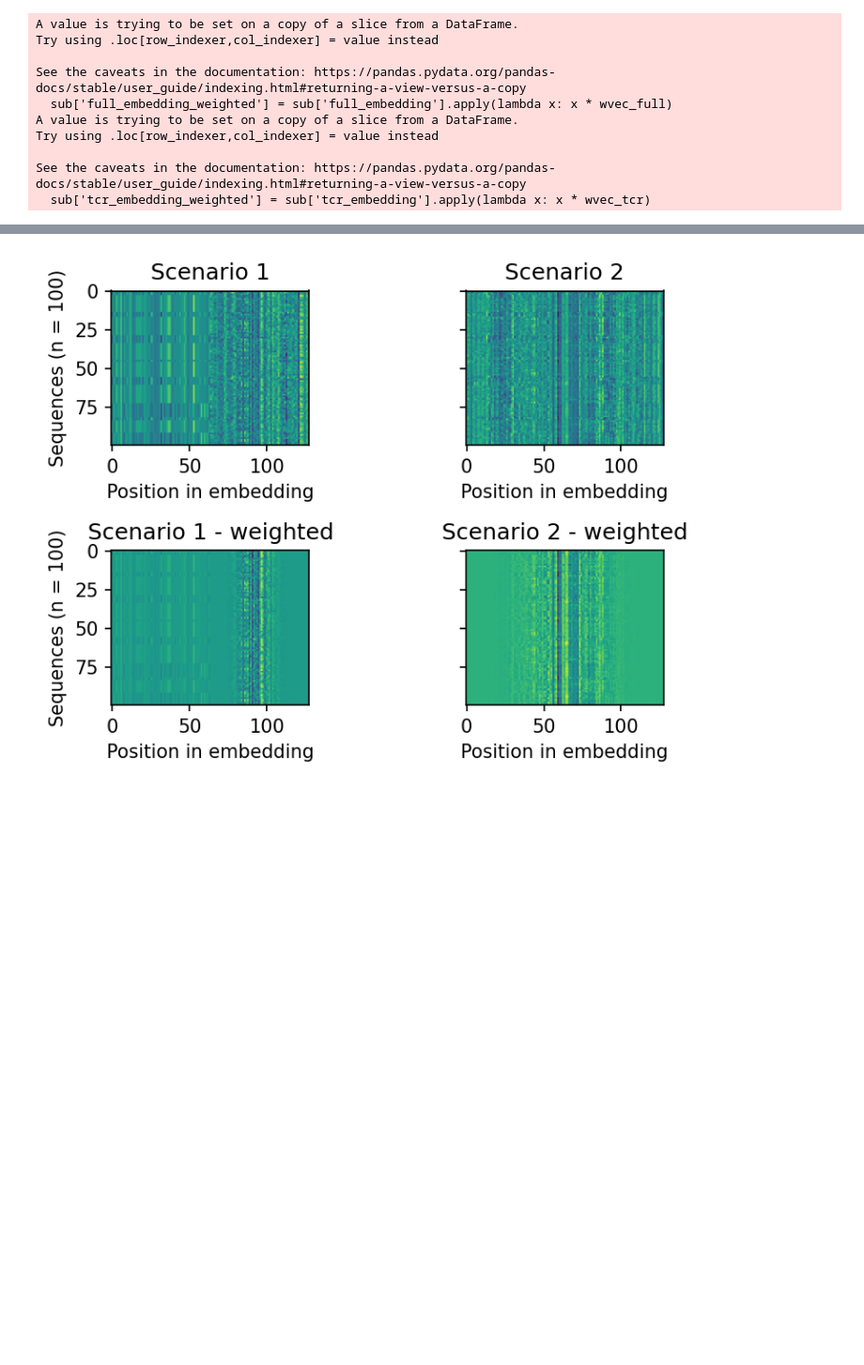
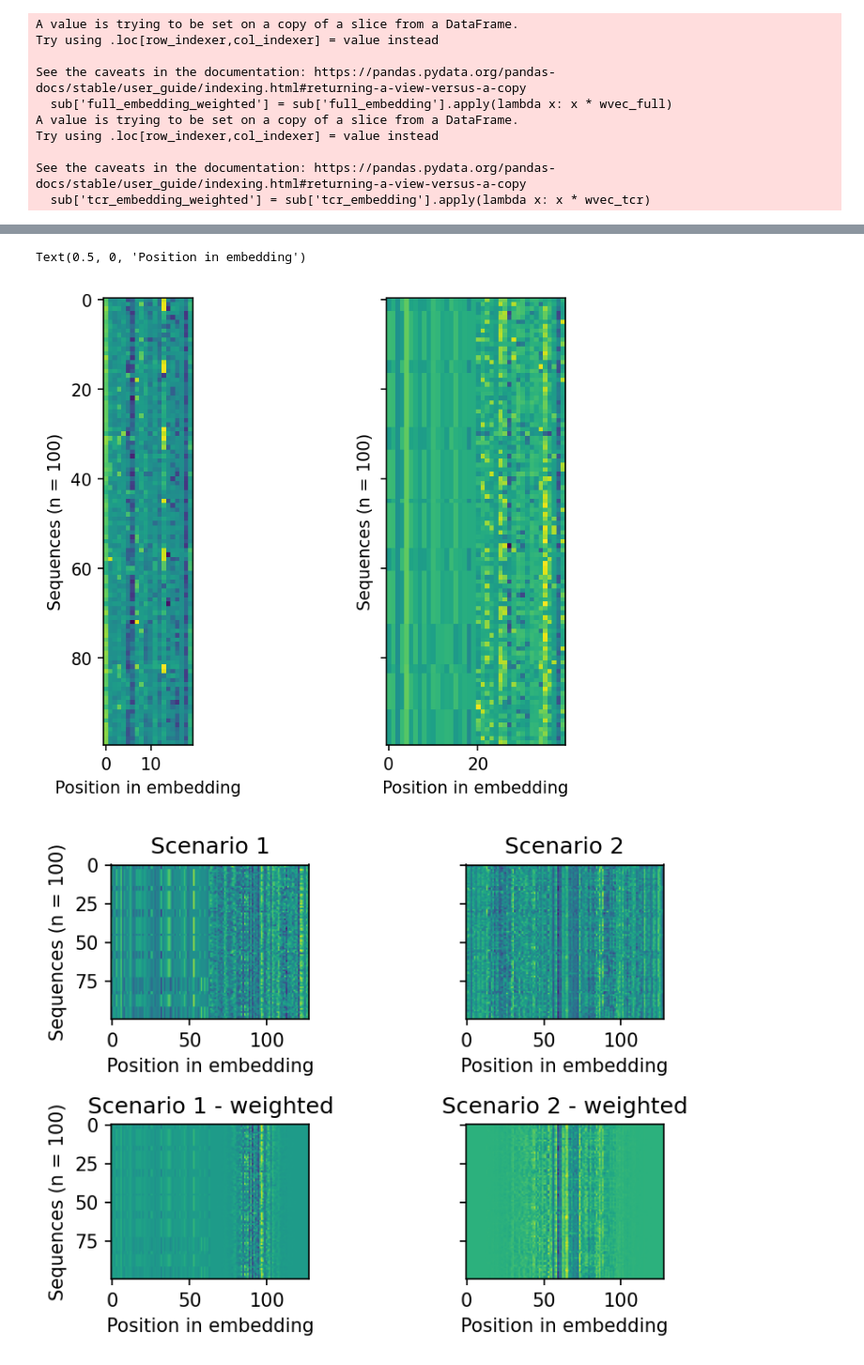
Before and after one commit to svalkiers/immune_response_detection, a Jupyter notebook: notebooks/embedding_performance.ipynb, the cells around one changed output, grey strips where cells are left out. Shown at 94% size. Drawn from its saved outputs; the diff is of its cells as text; code cells hidden in the pictures; blank space fills up the shorter version.

```diff
--- a/notebooks/embedding_performance.ipynb
+++ b/notebooks/embedding_performance.ipynb
@@ -126 +135,16 @@ sub.head(1)
+# %%
+fig, ax = plt.subplots(dpi=150, nrows=1, ncols=2, sharey=True)
+
+ax[0].imshow(np.stack(sub.full_nomds.to_list(), axis=0)[200:300])
+# ax[0,0].set_title('Scenario 1')
+ax[0].set_ylabel('Sequences (n = 100)')
+ax[0].set_xlabel('Position in embedding')
+
+ax[1].imshow(np.stack(sub.tcr_embedding_alt.to_list(), axis=0)[200:300])
+# ax[0,0].set_title('Scenario 1')
+ax[1].set_ylabel('Sequences (n = 100)')
+ax[1].set_xlabel('Position in embedding')
+# %% [output]
+Text(0.5, 0, 'Position in embedding')
+[figure, added]
 # %%
```
Also changed, not shown: parts of 9 cells of this notebook.
